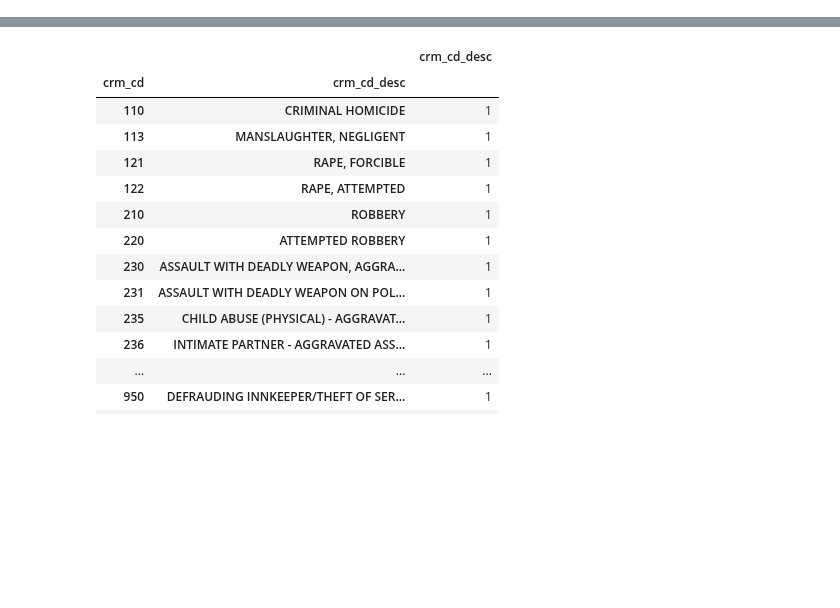
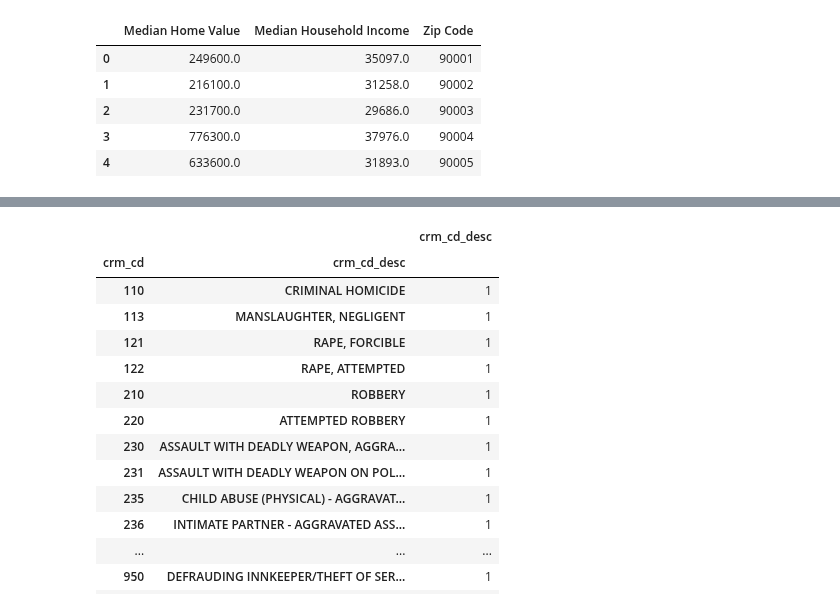
Before and after one commit to frederikdebruyker/Los-Angeles-Crime-Statistics, a Jupyter notebook: los_angeles_crime_statistics.ipynb, the cells around one changed output, grey strips where cells are left out. Cells and saved outputs as stored; diff of their text form; code cells hidden in the pictures; blank space fills up the shorter version.

```diff
--- a/los_angeles_crime_statistics.ipynb
+++ b/los_angeles_crime_statistics.ipynb
@@ -88,3 +88,14 @@ results_df.to_csv(file_name, encoding='utf-8')
 # %%
 # if you have the csv file available and want to pull the data from the csv file, uncomment next line
 results_df=pd.read_csv('Resources\los_angeles_crime_statistics.csv')
+# %%
+# Read income and housing data by zipcode csv file
+zip_home_income=pd.read_csv('Resources\CA_zip_home_income.csv')
+zip_home_income.head()
+# %% [output]
+|  | Median Home Value | Median Household Income | Zip Code |
+| 0 | 249600.0 | 35097.0 | 90001 |
+| 1 | 216100.0 | 31258.0 | 90002 |
+| 2 | 231700.0 | 29686.0 | 90003 |
+| 3 | 776300.0 | 37976.0 | 90004 |
+| 4 | 633600.0 | 31893.0 | 90005 |
```
Also changed, not shown: parts of 10 cells of this notebook, 1 other file.
